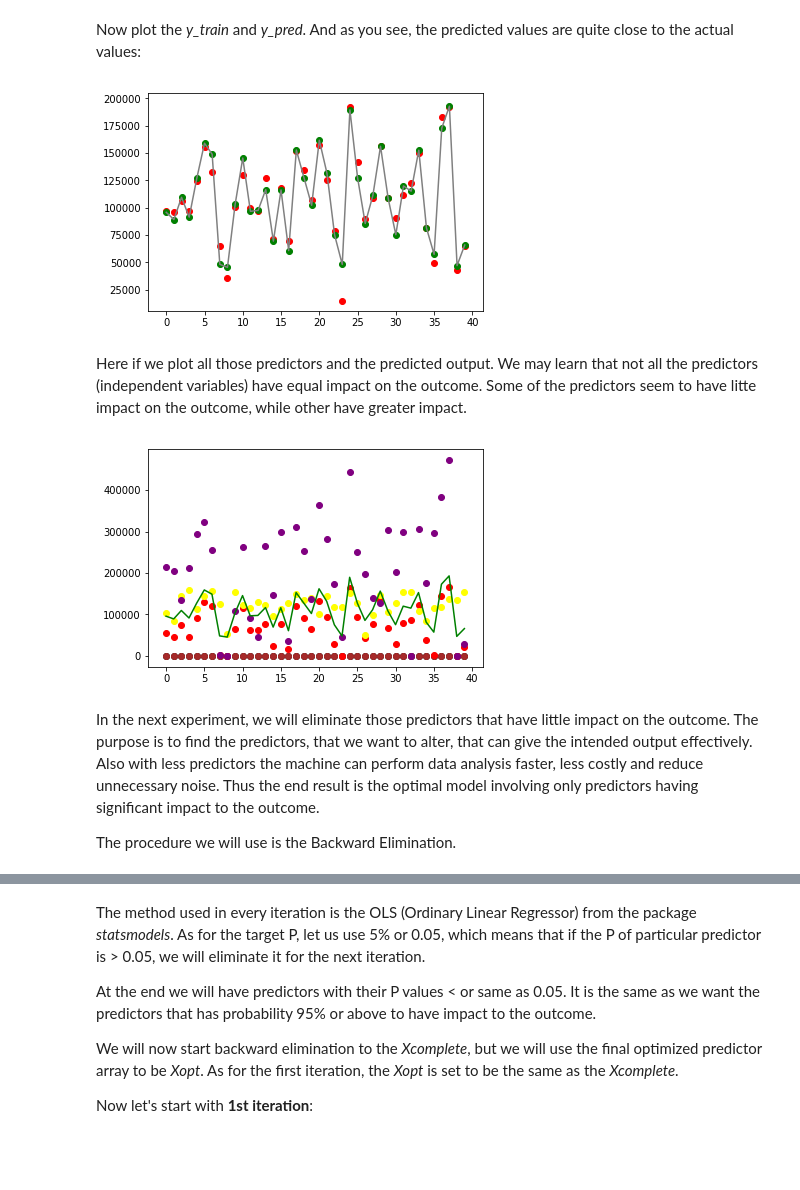
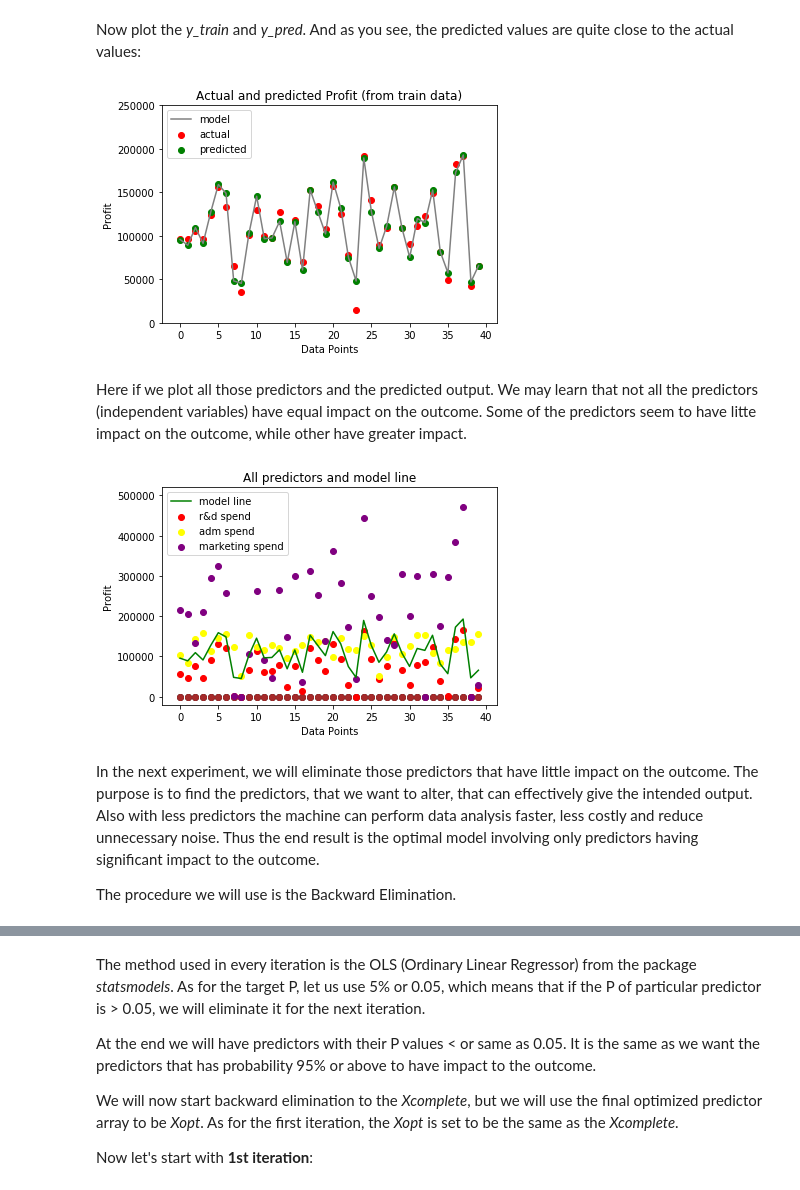
Before and after one commit to cpadmanaba/data_analysis, a Jupyter notebook: ds020_multiple_linear_regression.ipynb, the cells around one changed output, grey strips where cells are left out. Drawn from its saved outputs; the diff is of its cells as text; code cells hidden in the pictures; blank space fills up the shorter version.

```diff
--- a/ds020_multiple_linear_regression.ipynb
+++ b/ds020_multiple_linear_regression.ipynb
@@ -65,5 +64,0 @@ Our data has one categorical predictor *State* (col. 3), which is non-numeric. W
-# %%
-from sklearn.preprocessing import LabelEncoder
-labelencoder = LabelEncoder()
-X[:, 3] = labelencoder.fit_transform(X[:, 3])
-print("\nThe first 5 records of the predictor array X:\n", X[0:5,:])
@@ -84,5 +64,0 @@ This encoding however can cause the machine thinks that New York has higher valu
-# %%
-from sklearn.preprocessing import OneHotEncoder
-onehotencoder = OneHotEncoder(categorical_features = [3]) # the label is in Column 3
-X = onehotencoder.fit_transform(X).toarray()              # Now see the X which has new Column 0,1,2
-print(X.shape)
@@ -90,0 +65,8 @@ print(X.shape)
+# %%
+from sklearn.preprocessing import OneHotEncoder
+print('The X: \n', X[0:5,:])
+statepred = np.unique(X[:,3])
+ohe = OneHotEncoder(categories=[statepred])
+Xcol3 = ohe.fit_transform(X[:, 3:4]).toarray()
+Xcoded = np.append(Xcol3, X[:, 0:3], axis=1)
+print('The Xcoded: \n', Xcoded[0:5,:])
@@ -98,6 +90,7 @@ If you see col-0 to col-2, it contains duplicated information. Notice that col-0
 
 You can also see it from binary code perspective. We need 3 labels to code, which should need no more than 2 bits. So basically col-0 can be removed:
 # %%
-X = X[:, 1:]
-print("The shape of the predictors array X: ", X.shape)
+X = Xcoded[:, 1:]
+print("The shape of X: ", X.shape)
+print("The X: ", X[0:5,:])
 # %% [output]
@@ -212,30 +210,43 @@ y_pred = myregressor.predict(X_train)
 Now plot the *y_train* and *y_pred*. And as you see, the predicted values are quite close to the actual values:
 # %%
 xrange = np.arange(0,len(X_train),1)  # x-axis range for plotting the y
-plt.scatter(xrange,y_train, color='red') # Plot the actual y
-plt.scatter(xrange,y_pred, color='green') # Plot the predicted y_pred
-plt.plot(xrange, y_pred, color = "grey")
+plt.scatter(xrange,y_train, color='red', label='actual') # Plot the actual y
+plt.scatter(xrange,y_pred, color='green', label='predicted') # Plot the predicted y_pred
+plt.plot(xrange, y_pred, color = "grey", label='model')
+plt.title('Red: actual data;  Green: predicted data')
+plt.title('Actual and predicted Profit (from train data)')
+plt.legend(loc='upper left')
+plt.xlabel('Data Points')
+plt.ylabel('Profit')
+plt.ylim(0,250000)
 plt.show()
 # %% [output]
-[figure, old version]
+[figure, new version]
 # %% [markdown]
 Here if we plot all those predictors and the predicted output. We may learn that not all the predictors (independent variables) have equal impact on the outcome. Some of the predictors seem to have litte impact on the outcome, while other have greater impact.
 # %%
 xrange = np.arange(0,len(X_train),1)  # x-axis range for plotting the y_pred
-# Plot all the prdictors
+
+# Plot all the predictors
 plt.scatter(xrange, X_train[:,0], color="black")      # Scatter the X_train[col. 0]
 plt.scatter(xrange, X_train[:,1], color="brown")      # Scatter the X_train[col. 1]
-plt.scatter(xrange, X_train[:,2], color="red")        # Scatter the X_train[col. 2] R&D Spend
-plt.scatter(xrange, X_train[:,3], color="yellow")     # Scatter the X_train[col. 3] Administration Spend
-plt.scatter(xrange, X_train[:,4], color="purple")     # Scatter the X_train[col. 4] Marketing Spend
+plt.scatter(xrange, X_train[:,2], color="red", label='r&d spend')          # Scatter [col. 2] R&D Spend
+plt.scatter(xrange, X_train[:,3], color="yellow", label='adm spend')       # Scatter [col. 3] Administration Spend
+plt.scatter(xrange, X_train[:,4], color="purple", label='marketing spend') # Scatter [col. 4] Marketing Spend
+
 # Plot the Y_pred
-plt.plot(xrange,y_pred, color='green')              # Plot the resulted y_pred
-#plt.plot(xrange,y_train, color='red')              # Plot the resulted y_train
+plt.plot(xrange,y_pred, color='green', label='model line')              # Plot the resulted y_pred
+
+plt.title('All predictors and model line')
+plt.legend(loc='upper left')
+plt.xlabel('Data Points')
+plt.ylabel('Profit')
+plt.ylim(-20000,520000)
 plt.show()
 # %% [output]
-[figure, old version]
+[figure, new version]
 # %% [markdown]
-In the next experiment, we will eliminate those predictors that have little impact on the outcome. The purpose is to find the predictors, that we want to alter, that can give the intended output effectively. Also with less predictors the machine can perform data analysis faster, less costly and reduce unnecessary noise. Thus the end result is the optimal model involving only predictors having significant impact to the outcome.
+In the next experiment, we will eliminate those predictors that have little impact on the outcome. The purpose is to find the predictors, that we want to alter, that can effectively give the intended output. Also with less predictors the machine can perform data analysis faster, less costly and reduce unnecessary noise. Thus the end result is the optimal model involving only predictors having significant impact to the outcome.
 
 The procedure we will use is the Backward Elimination.
 # %% [markdown]
```
Also changed, not shown: parts of 21 cells of this notebook.
